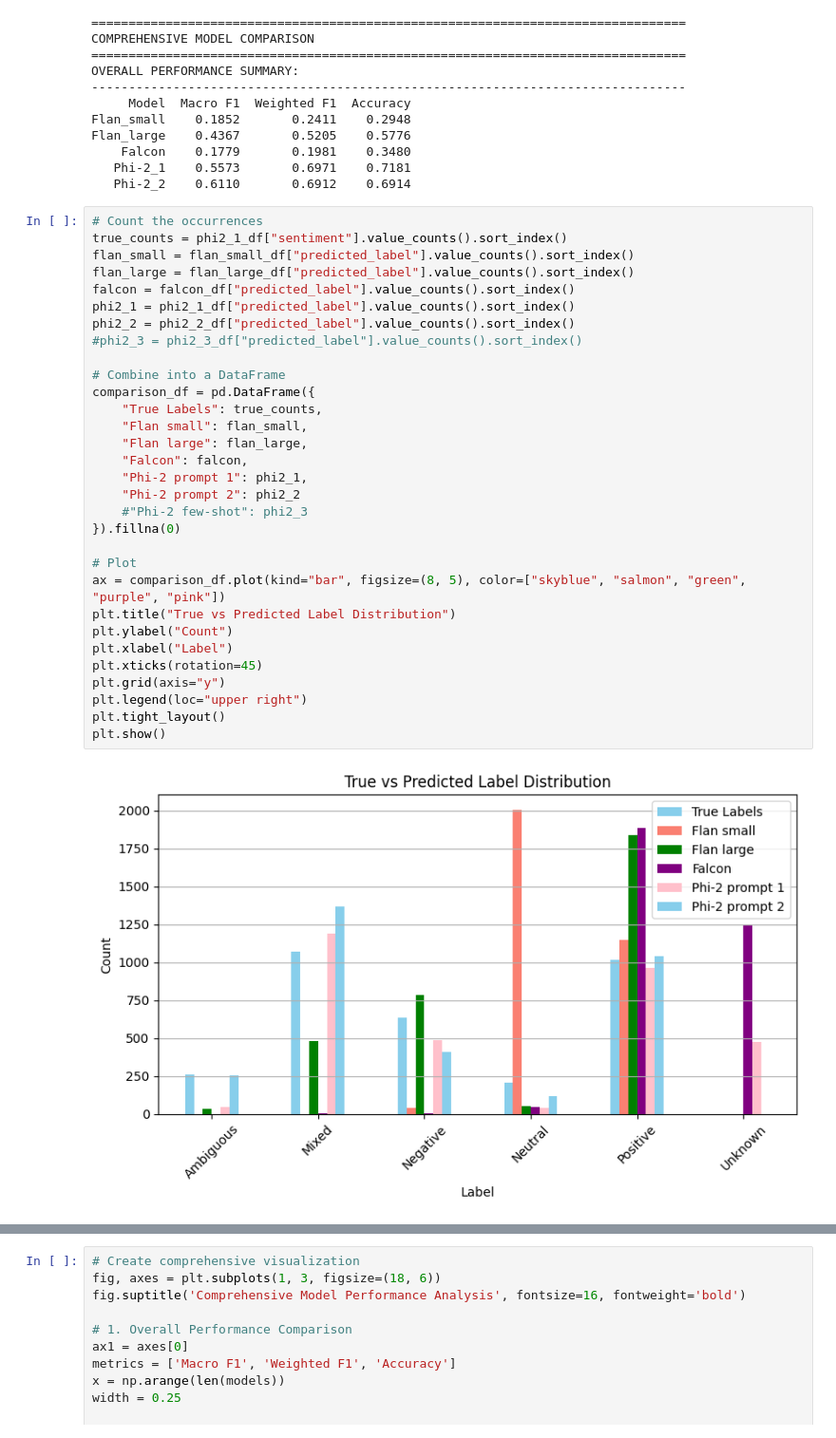
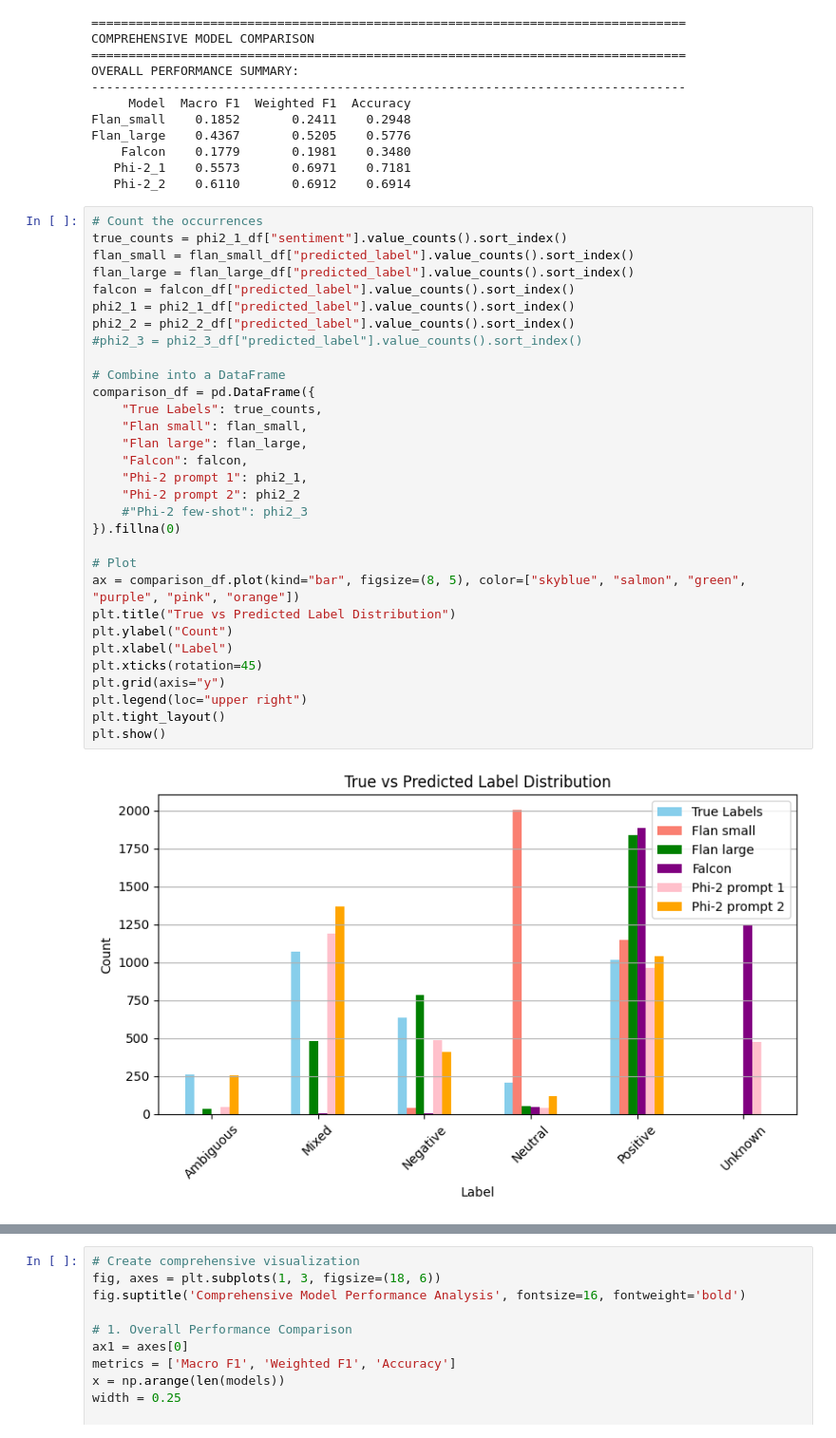
Before and after one commit to franciscoribeiro2003/Emotion_Classifier, a Jupyter notebook: notebooks/05-prompt-classification.ipynb, the cells around one changed output, grey strips where cells are left out. Shown at 95% size. Drawn from its saved outputs; the diff is of its cells as text.

```diff
--- a/notebooks/05-prompt-classification.ipynb
+++ b/notebooks/05-prompt-classification.ipynb
@@ -779,32 +607,32 @@ Flan_large    0.4367       0.5205    0.5776
 # Count the occurrences
 true_counts = phi2_1_df["sentiment"].value_counts().sort_index()
 flan_small = flan_small_df["predicted_label"].value_counts().sort_index()
 flan_large = flan_large_df["predicted_label"].value_counts().sort_index()
 falcon = falcon_df["predicted_label"].value_counts().sort_index()
 phi2_1 = phi2_1_df["predicted_label"].value_counts().sort_index()
 phi2_2 = phi2_2_df["predicted_label"].value_counts().sort_index()
 #phi2_3 = phi2_3_df["predicted_label"].value_counts().sort_index()
 
 # Combine into a DataFrame
 comparison_df = pd.DataFrame({
     "True Labels": true_counts,
     "Flan small": flan_small,
     "Flan large": flan_large,
     "Falcon": falcon,
     "Phi-2 prompt 1": phi2_1,
     "Phi-2 prompt 2": phi2_2
     #"Phi-2 few-shot": phi2_3
 }).fillna(0)
 
 # Plot
-ax = comparison_df.plot(kind="bar", figsize=(8, 5), color=["skyblue", "salmon", "green", "purple", "pink"])
+ax = comparison_df.plot(kind="bar", figsize=(8, 5), color=["skyblue", "salmon", "green", "purple", "pink", "orange"])
 plt.title("True vs Predicted Label Distribution")
 plt.ylabel("Count")
 plt.xlabel("Label")
 plt.xticks(rotation=45)
 plt.grid(axis="y")
 plt.legend(loc="upper right")
 plt.tight_layout()
 plt.show()
 # %% [output]
-[figure, old version]
+[figure, new version]
```
Also changed, not shown: parts of 22 cells of this notebook.
